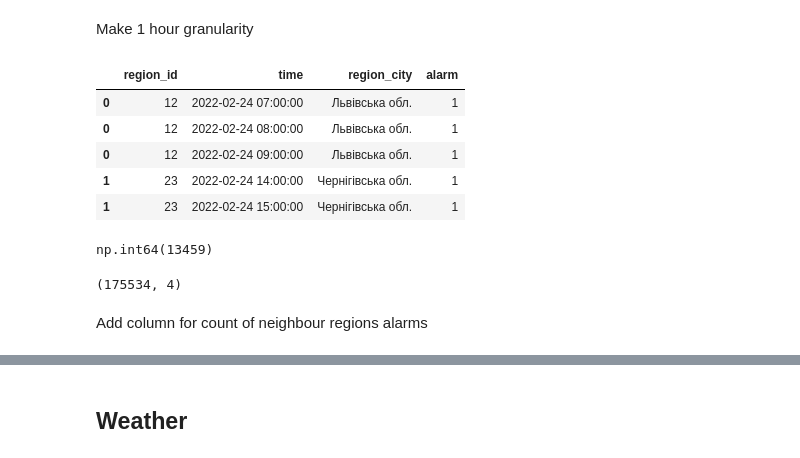
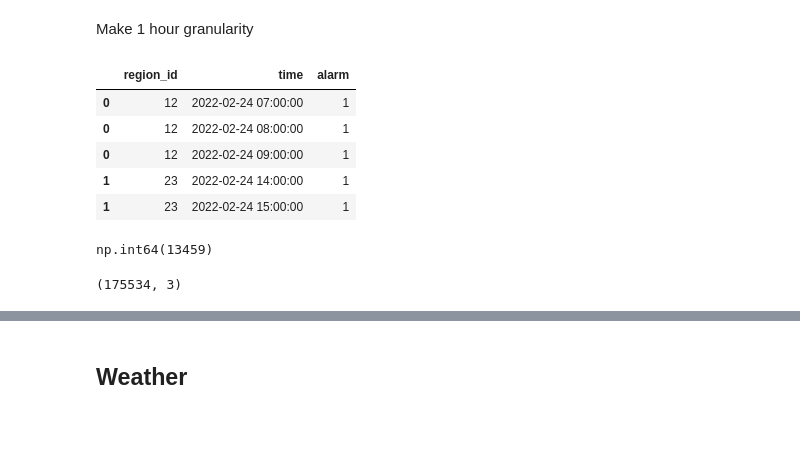
Before and after one commit to GeoChernykh/DS_lab, a Jupyter notebook: eda/merging_data.ipynb, the cells around one changed output, grey strips where cells are left out. Cells and saved outputs as stored; diff of their text form; code cells hidden in the pictures; blank space fills up the shorter version.

```diff
--- a/eda/merging_data.ipynb
+++ b/eda/merging_data.ipynb
@@ -125,23 +146,23 @@ Make 1 hour granularity
 # %%
 # create a helper column with the list of hours per alarm
 alarms["hours"] = alarms.apply(
     lambda row: pd.date_range(row["start"].floor("h"), row["end"].floor("h"), freq="h"),
     axis=1
 )
 
 # explode - each hour becomes its own row, region_id stays attached
-alarm_expanded = alarms[["region_id", "hours", "region_city"]].explode("hours")
+alarm_expanded = alarms[["region_id", "hours"]].explode("hours")
 alarm_expanded = alarm_expanded.rename(columns={"hours": "time"})
 alarm_expanded["alarm"] = 1
 
 alarm_expanded.head()
 # %% [output]
-|  | region_id | time | region_city | alarm |
-| 0 | 12 | 2022-02-24 07:00:00 | Львівська обл. | 1 |
-| 0 | 12 | 2022-02-24 08:00:00 | Львівська обл. | 1 |
-| 0 | 12 | 2022-02-24 09:00:00 | Львівська обл. | 1 |
-| 1 | 23 | 2022-02-24 14:00:00 | Чернігівська обл. | 1 |
-| 1 | 23 | 2022-02-24 15:00:00 | Чернігівська обл. | 1 |
+|  | region_id | time | alarm |
+| 0 | 12 | 2022-02-24 07:00:00 | 1 |
+| 0 | 12 | 2022-02-24 08:00:00 | 1 |
+| 0 | 12 | 2022-02-24 09:00:00 | 1 |
+| 1 | 23 | 2022-02-24 14:00:00 | 1 |
+| 1 | 23 | 2022-02-24 15:00:00 | 1 |
 # %%
 alarm_expanded.duplicated(subset=["region_id", "time"]).sum()
 # %% [output]
@@ -151,6 +172,4 @@ alarm_expanded = alarm_expanded.drop_duplicates(subset=["region_id", "time"])
 # %%
 alarm_expanded.shape
 # %% [output]
-(175534, 4)
+(175534, 3)
-# %% [markdown]
-Add column for count of neighbour regions alarms
```
Also changed, not shown: parts of 34 cells of this notebook, 7 other files.
